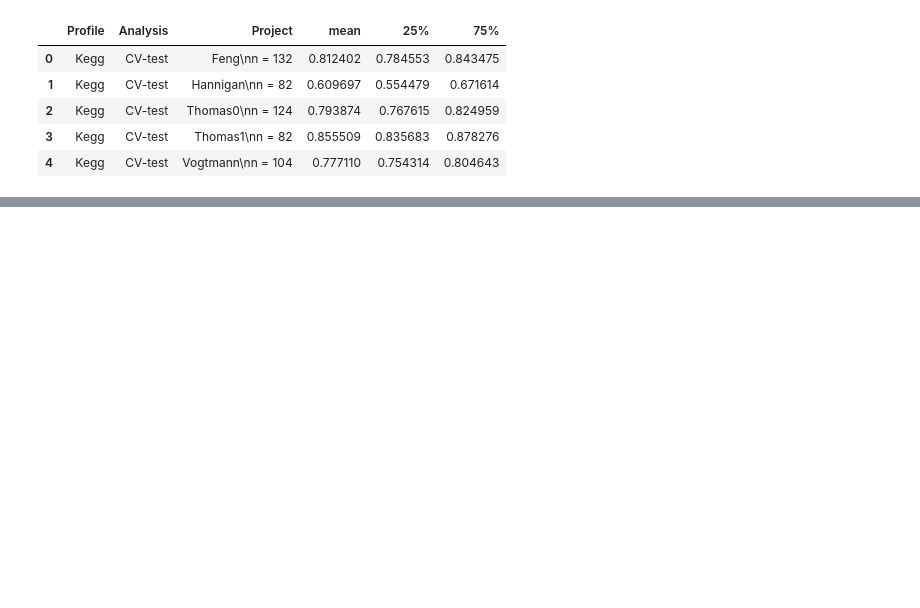
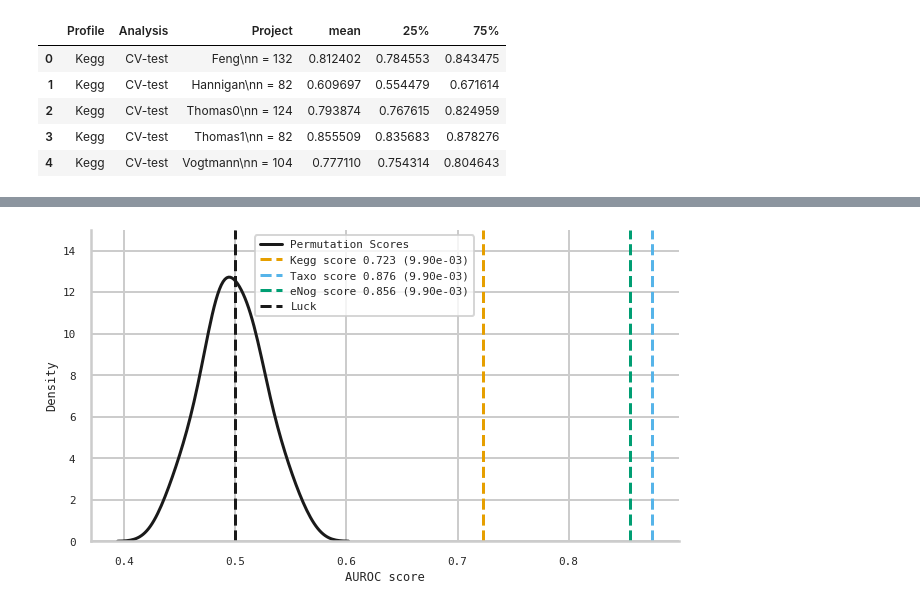
Before and after one commit to babelomics/metagenomic-crc, a Jupyter notebook: machine_learning/plot_results.ipynb, the cells around one changed output, grey strips where cells are left out. Saved outputs shown, nothing was run; the diff lists cells and outputs as text; code cells hidden in the pictures; blank space fills up the shorter version.

```diff
--- a/machine_learning/plot_results.ipynb
+++ b/machine_learning/plot_results.ipynb
@@ -1077,0 +1116,4 @@ g
+# %%
+df = df.groupby("test").agg(sum).T.reset_index()
+df["healthy_l_crc"] = 100.0
+df
@@ -1077,0 +1228,83 @@ g
+# %%
+results_dict = {}
+results = []
+condition = "CRC"
+for profile_name in ["KEGG_KOs", "centrifuge", "OGs"]:
+    name = f"{condition}_{profile_name}_oLOPO_withSignature.jbl"
+#     path = results_path.joinpath(f"{condition}_{profile_name}_results".lower(), name)
+    path = results_path.joinpath(f"{condition.lower()}_{profile_name.lower()}_results", name)
+    if profile_name == "kcentrifuge":
+        results[profile_name] = adenoma_mwtest
+    else:
+        results_dict[profile_name] = joblib.load(path)
+        results.append(joblib.load(path))
+# %%
+# def plot_significance(results, path, modus="signature", n_classes=2):
+#     import matplotlib.pyplot as plt
+#     import seaborn as sns
+#     import pandas as pd
+
+# code extracted from sklearn
+n_classes = 2
+modus="signature"
+path=results_path.joinpath("combined")
+sns.set(context="poster", style="whitegrid", font_scale=0.5, font="monospace")
+sns.set_palette("colorblind")
+plt.style.use('seaborn-colorblind')
+
+
+colors = ["b", "C1", "g"]
+colors=COLOR_BLIND_PALETTE
+fac = 1.8
+fig, ax = plt.subplots(constrained_layout=True, figsize=(16/fac, 9/fac))
+
+for i, results_i in enumerate(results):
+    #color_i = colors[i]
+    profile_name = results_i["profile_name"]
+    if "centri" in profile_name.lower():
+        profile_name = "Taxo"
+    elif "ogs" in profile_name.lower():
+        profile_name = "eNog"
+    elif "kegg" in profile_name.lower():
+        profile_name = "Kegg"
+    pvalue = results_i["pvalue"]
+    permutation_scores = results_i["permutation_scores"]
+    score = results_i["score"]
+
+    # plt.hist(permutation_scores, 20, label='Permutation scores', edgecolor='black')
+    if i == 0:
+        sns.kdeplot(
+            pd.Series(permutation_scores, name="Permutation Scores"), color="k"
+        )
+    ylim = [0, 15]
+    plt.plot(
+        2 * [score],
+        ylim,
+        #f"--{color_i}",
+        color=COLOR_BLIND_PALETTE[i+1],
+        linestyle="--",
+        linewidth=3,
+        label=f"{profile_name} score {score:.3f} ({pvalue:.2e})",
+    )
+
+plt.plot(2 * [1.0 / n_classes], ylim, "--k", linewidth=3, label="Luck")
+
+plt.ylim(ylim)
+
+plt.xlabel("AUROC score")
+plt.ylabel("Density")
+# plt.tight_layout()
+plt.legend(loc="upper left", bbox_to_anchor=(0.27, 1))
+
+sns.despine()
+
+for ext in ["pdf", "svg", "png"]:
+    fname = f"{condition}_{modus}_permutation_analysis.{ext}".lower()
+    fpath = path.joinpath(fname)
+    plt.savefig(fpath, dpi=300, bbox_inches="tight", pad_inches=0.1)
+#     if ext=="svg":
+    plt.savefig(project_path.joinpath("figures", fname), dpi=300, bbox_inches="tight", pad_inches=0.1)
+
+plt.show()
+# %% [output]
+[figure, added]
```
Also changed, not shown: parts of 27 cells of this notebook, 25 other files.
